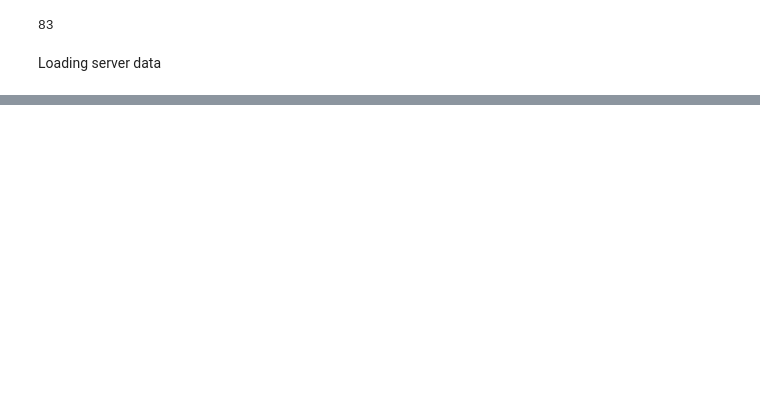
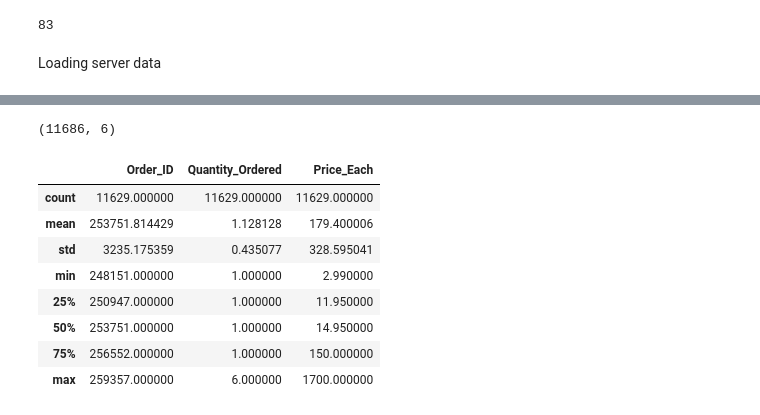
Before and after one commit to Samidirbsa/PowerBI_Capstone_Project, a Jupyter notebook: notebook.ipynb, the cells around one changed output, grey strips where cells are left out. Saved outputs shown, nothing was run; the diff lists cells and outputs as text; code cells hidden in the pictures; blank space fills up the shorter version.

```diff
--- a/notebook.ipynb
+++ b/notebook.ipynb
@@ -648,0 +940,16 @@ dap_sept.head()
+# %%
+dap_sept.shape
+# %% [output]
+(11686, 6)
+# %%
+dap_sept.describe()
+# %% [output]
+|  | Order_ID | Quantity_Ordered | Price_Each |
+| count | 11629.000000 | 11629.000000 | 11629.000000 |
+| mean | 253751.814429 | 1.128128 | 179.400006 |
+| std | 3235.175359 | 0.435077 | 328.595041 |
+| min | 248151.000000 | 1.000000 | 2.990000 |
+| 25% | 250947.000000 | 1.000000 | 11.950000 |
+| 50% | 253751.000000 | 1.000000 | 14.950000 |
+| 75% | 256552.000000 | 1.000000 | 150.000000 |
+| max | 259357.000000 | 6.000000 | 1700.000000 |
```
Also changed, not shown: parts of 30 cells of this notebook.
